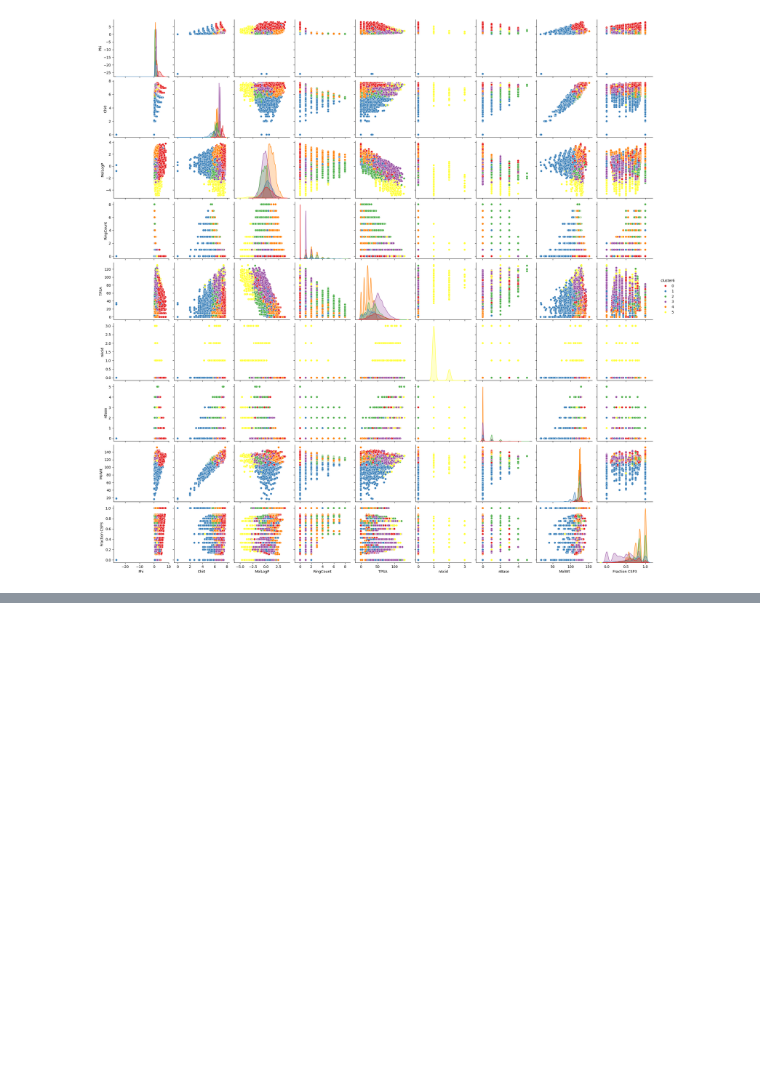
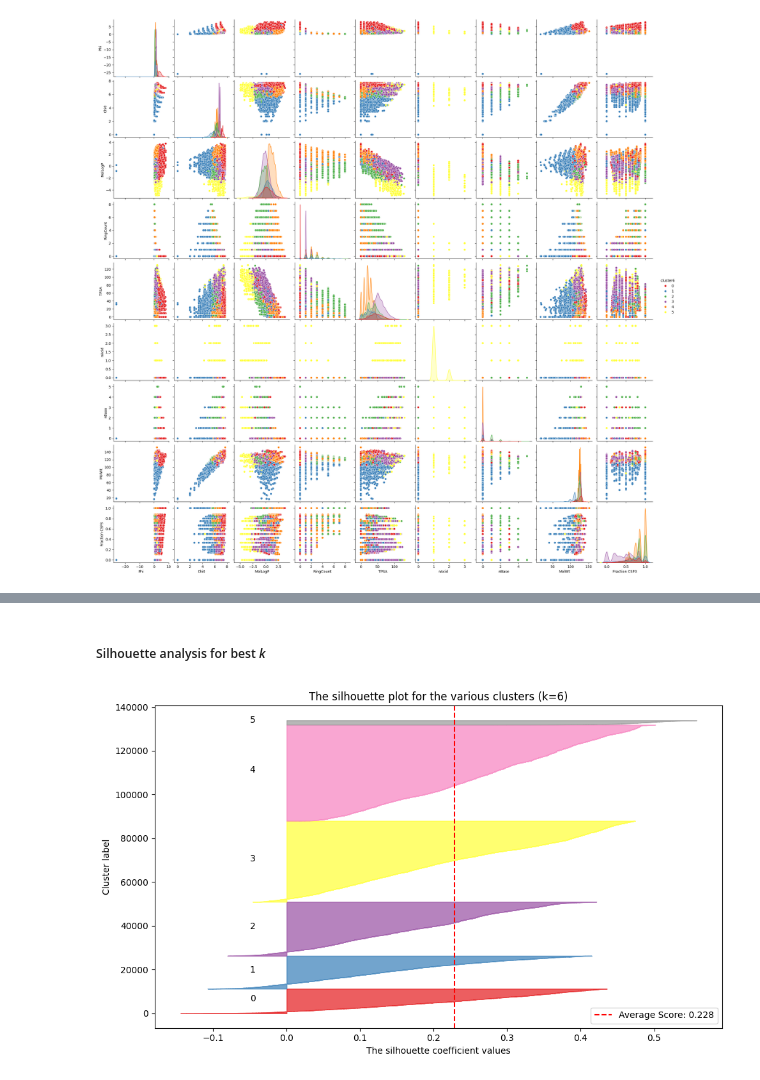
Before and after one commit to Luis-Menezes/CI-Chemistry, a Jupyter notebook: HandsOn_DataClustering2.ipynb, the cells around one changed output, grey strips where cells are left out. Cells and saved outputs as stored; diff of their text form; code cells hidden in the pictures; blank space fills up the shorter version.

```diff
--- a/HandsOn_DataClustering2.ipynb
+++ b/HandsOn_DataClustering2.ipynb
@@ -296,11 +304,11 @@ inertias = []
 for i in range(2, 11):
     kmeans = KMeans(n_clusters=i, random_state=42) # Added n_clusters and random_state for reproducibility
 
-    result = kmeans.fit_predict(feat_vector_scaled)
+    kmeans_labels = kmeans.fit_predict(feat_vector_scaled)
 
     # Add the cluster results to the DataFrame
-    df['cluster'+str(i)] = result
-    score = silhouette_score(feat_vector_scaled, df['cluster'+str(i)])
+    df['k_'+str(i)] = kmeans_labels
+    score = silhouette_score(feat_vector_scaled, df['k_'+str(i)])
     silhouette_scores.append((i, score))
     inertias.append((i, kmeans.inertia_))
     print(f"Number of clusters: {i}, Silhouette Score: {score}, Inertia: {kmeans.inertia_}")
@@ -436,0 +373,52 @@ min_samples=20, xi=0.10, min_cluster_size=0.10 | Clusters:  1, Noise: 2012, Silh
+# %% [markdown]
+##### Silhouette analysis for best *k*
+# %%
+from sklearn.metrics import silhouette_samples
+
+def plot_silhouette_analysis(X, cluster_labels, n_clusters):
+    fig, ax = plt.subplots(1, 1, figsize=(10, 6))
+
+    # Calculate silhouette scores for each sample
+    sample_silhouette_values = silhouette_samples(X, cluster_labels)
+
+    # Calculate average silhouette score
+    silhouette_avg = silhouette_score(X, cluster_labels)
+
+    y_lower = 10
+    colors = plt.cm.Set1(np.linspace(0, 1, n_clusters))
+
+    for i in range(n_clusters):
+        # Get silhouette scores for samples in cluster i
+        ith_cluster_silhouette_values = sample_silhouette_values[cluster_labels == i]
+        ith_cluster_silhouette_values.sort()
+
+        size_cluster_i = ith_cluster_silhouette_values.shape[0]
+        y_upper = y_lower + size_cluster_i
+
+        color = colors[i]
+        ax.fill_betweenx(np.arange(y_lower, y_upper),
+                        0, ith_cluster_silhouette_values,
+                        facecolor=color, edgecolor=color, alpha=0.7)
+
+        # Label the silhouette plots with their cluster numbers at the middle
+        ax.text(-0.05, y_lower + 0.5 * size_cluster_i, str(i))
+
+        # Update y_lower for next plot
+        y_lower = y_upper + 10
+
+    ax.set_xlabel('The silhouette coefficient values')
+    ax.set_ylabel('Cluster label')
+    ax.set_title(f'The silhouette plot for the various clusters (k={n_clusters})')
+
+    # Add vertical line for average silhouette score
+    ax.axvline(x=silhouette_avg, color="red", linestyle="--",
+               label=f'Average Score: {silhouette_avg:.3f}')
+    ax.legend()
+
+    plt.tight_layout()
+    plt.show()
+
+# Create the plot for your best number of clusters
+plot_silhouette_analysis(feat_vector_scaled, df[f'k_{best_n_clusters}'], best_n_clusters)
+# %% [output]
+[figure, added]
```
Also changed, not shown: parts of 15 cells of this notebook, 11 other files.
